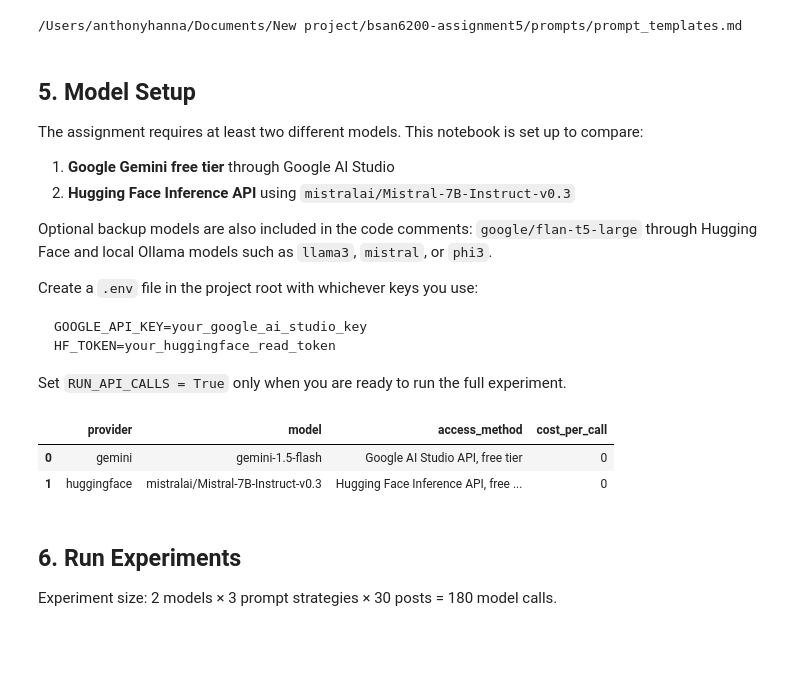
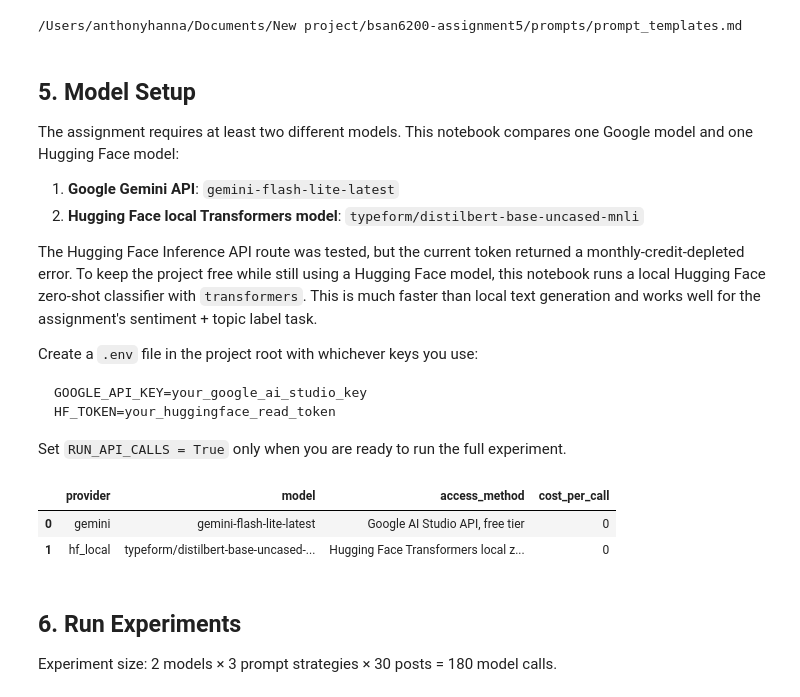
Before and after one commit to anthonyjhanna21/text-analytics-spring-2026-assignment5, a Jupyter notebook: notebooks/lm_evaluation.ipynb, the cells around one changed output. Saved outputs shown, nothing was run; the diff lists cells and outputs as text; code cells hidden in the pictures; blank space fills up the shorter version.

Commit message:
Add completed Google and Hugging Face evaluation outputs

```diff
--- a/notebooks/lm_evaluation.ipynb
+++ b/notebooks/lm_evaluation.ipynb
@@ -288,12 +321,12 @@ print((PROMPTS_DIR / "prompt_templates.md"))
 # %% [markdown]
 ## 5. Model Setup
 
-The assignment requires at least two different models. This notebook is set up to compare:
+The assignment requires at least two different models. This notebook compares one Google model and one Hugging Face model:
 
-1. **Google Gemini free tier** through Google AI Studio
-2. **Hugging Face Inference API** using `mistralai/Mistral-7B-Instruct-v0.3`
+1. **Google Gemini API**: `gemini-flash-lite-latest`
+2. **Hugging Face local Transformers model**: `typeform/distilbert-base-uncased-mnli`
 
-Optional backup models are also included in the code comments: `google/flan-t5-large` through Hugging Face and local Ollama models such as `llama3`, `mistral`, or `phi3`.
+The Hugging Face Inference API route was tested, but the current token returned a monthly-credit-depleted error. To keep the project free while still using a Hugging Face model, this notebook runs a local Hugging Face zero-shot classifier with `transformers`. This is much faster than local text generation and works well for the assignment's sentiment + topic label task.
 
 Create a `.env` file in the project root with whichever keys you use:
 
@@ -304,43 +337,43 @@ HF_TOKEN=your_huggingface_read_token
 
 Set `RUN_API_CALLS = True` only when you are ready to run the full experiment.
 # %%
-RUN_API_CALLS = False
+RUN_API_CALLS = True
 
-# Required: use at least two models. These two are the recommended free-path pair.
+# Required: use at least two models. This project uses one Google model and one Hugging Face model.
 MODELS = [
     {
         "provider": "gemini",
-        "model": os.getenv("GEMINI_MODEL", "gemini-1.5-flash"),
+        "model": os.getenv("GEMINI_MODEL", "gemini-flash-lite-latest"),
         "access_method": "Google AI Studio API, free tier",
         "cost_per_call": 0,
     },
     {
-        "provider": "huggingface",
-        "model": os.getenv("HF_MODEL", "mistralai/Mistral-7B-Instruct-v0.3"),
-        "access_method": "Hugging Face Inference API, free token",
+        "provider": "hf_local",
+        "model": os.getenv("HF_LOCAL_MODEL", "typeform/distilbert-base-uncased-mnli"),
+        "access_method": "Hugging Face Transformers local zero-shot classifier",
         "cost_per_call": 0,
     },
 ]
 
-# Optional backup choices from the assignment guideline:
+# Optional backup choices from the assignment guideline if available:
 # MODELS.append({
 #     "provider": "huggingface",
-#     "model": "google/flan-t5-large",
-#     "access_method": "Hugging Face Inference API, free token",
+#     "model": "meta-llama/Llama-3.1-8B-Instruct",
+#     "access_method": "Hugging Face Inference API / Inference Providers, free token",
 #     "cost_per_call": 0,
 # })
 # MODELS.append({
 #     "provider": "ollama",
 #     "model": "llama3",
 #     "access_method": "Ollama local",
 #     "cost_per_call": 0,
 # })
 
 pd.DataFrame(MODELS)
 # %% [output]
 |  | provider | model | access_method | cost_per_call |
-| 0 | gemini | gemini-1.5-flash | Google AI Studio API, free tier | 0 |
-| 1 | huggingface | mistralai/Mistral-7B-Instruct-v0.3 | Hugging Face Inference API, free ... | 0 |
+| 0 | gemini | gemini-flash-lite-latest | Google AI Studio API, free tier | 0 |
+| 1 | hf_local | typeform/distilbert-base-uncased-... | Hugging Face Transformers local z... | 0 |
 # %%
 def call_gemini(model_name, prompt):
     import google.generativeai as genai
```
Also changed, not shown: parts of 5 cells of this notebook, 6 other files.
